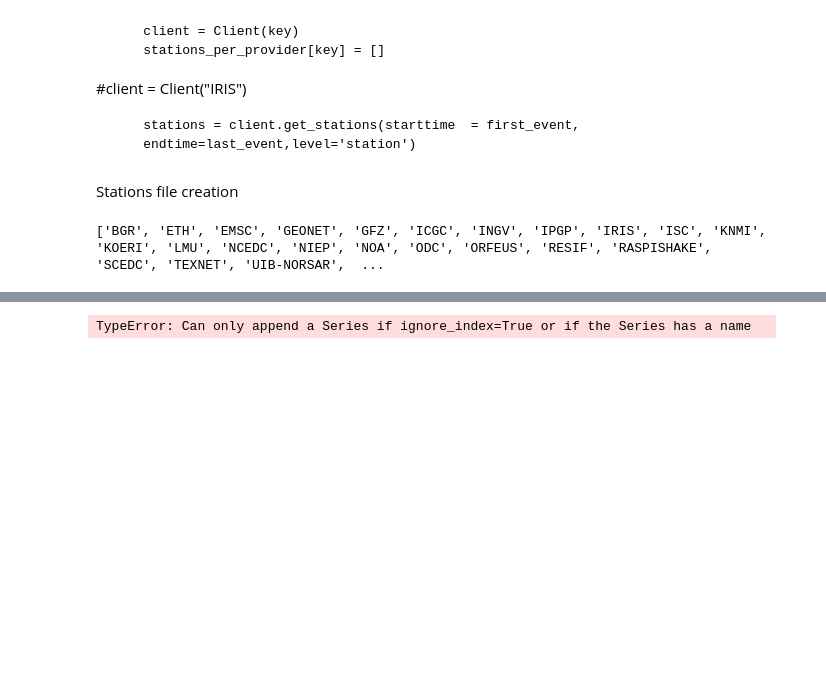
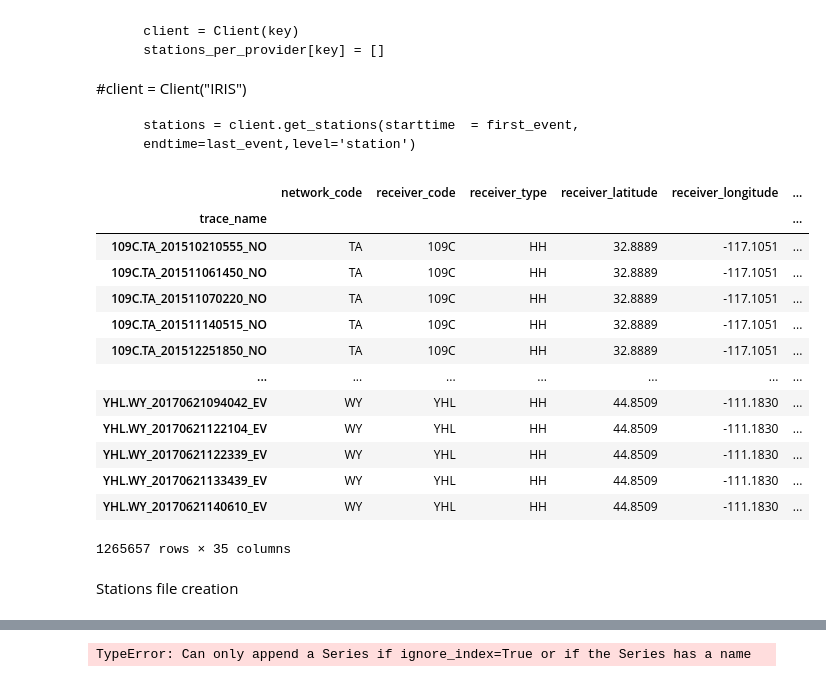
Before and after one commit to doromboziandras32/Earthquake-visualization, a Jupyter notebook: data_center_extraction_test.ipynb, the cells around one changed output, grey strips where cells are left out. Cells and saved outputs as stored; diff of their text form; code cells hidden in the pictures; blank space fills up the shorter version.

```diff
--- a/data_center_extraction_test.ipynb
+++ b/data_center_extraction_test.ipynb
@@ -157,3 +171,20 @@ stations_per_provider
+# %%
+df_test
+# %% [output]
+|  | network_code | receiver_code | receiver_type | receiver_latitude | receiver_longitude | ... |
+| trace_name |  |  |  |  |  | ... |
+| 109C.TA_201510210555_NO | TA | 109C | HH | 32.8889 | -117.1051 | ... |
+| 109C.TA_201511061450_NO | TA | 109C | HH | 32.8889 | -117.1051 | ... |
+| 109C.TA_201511070220_NO | TA | 109C | HH | 32.8889 | -117.1051 | ... |
+| 109C.TA_201511140515_NO | TA | 109C | HH | 32.8889 | -117.1051 | ... |
+| 109C.TA_201512251850_NO | TA | 109C | HH | 32.8889 | -117.1051 | ... |
+| ... | ... | ... | ... | ... | ... | ... |
+| YHL.WY_20170621094042_EV | WY | YHL | HH | 44.8509 | -111.1830 | ... |
+| YHL.WY_20170621122104_EV | WY | YHL | HH | 44.8509 | -111.1830 | ... |
+| YHL.WY_20170621122339_EV | WY | YHL | HH | 44.8509 | -111.1830 | ... |
+| YHL.WY_20170621133439_EV | WY | YHL | HH | 44.8509 | -111.1830 | ... |
+| YHL.WY_20170621140610_EV | WY | YHL | HH | 44.8509 | -111.1830 | ... |
+1265657 rows × 35 columns
 # %% [markdown]
 Stations file creation
 # %%
@@ -171,12 +202,12 @@ for key in providers:
         stations_per_provider[key] = []
     #client = Client("IRIS")
 
-        stations = client.get_stations(starttime  = first_event,
-        endtime=last_event,level='station')
+        #stations = client.get_stations(starttime  = first_event,
+        #endtime=last_event,level='station')
+        stations = client.get_stations_bulk(net_reciever_pairs,level='station')
         for s in stations:
             for e in s:
                 row_frame = pd.Series([key,s.code,e.code,e.latitude,e.longitude,e.creation_date,e.termination_date]).to_frame().T
-
                 #row_frame = station_row.to_frame().T
                 row_frame.columns = stations_df.columns
 
@@ -191,5 +222,3 @@ for key in providers:
         #print(key)
         faulty_providers.append(key)
         pass
-# %% [output]
-['BGR', 'ETH', 'EMSC', 'GEONET', 'GFZ', 'ICGC', 'INGV', 'IPGP', 'IRIS', 'ISC', 'KNMI', 'KOERI', 'LMU', 'NCEDC', 'NIEP', 'NOA', 'ODC', 'ORFEUS', 'RESIF', 'RASPISHAKE', 'SCEDC', 'TEXNET', 'UIB-NORSAR',  ...
```
Also changed, not shown: parts of 42 cells of this notebook.
